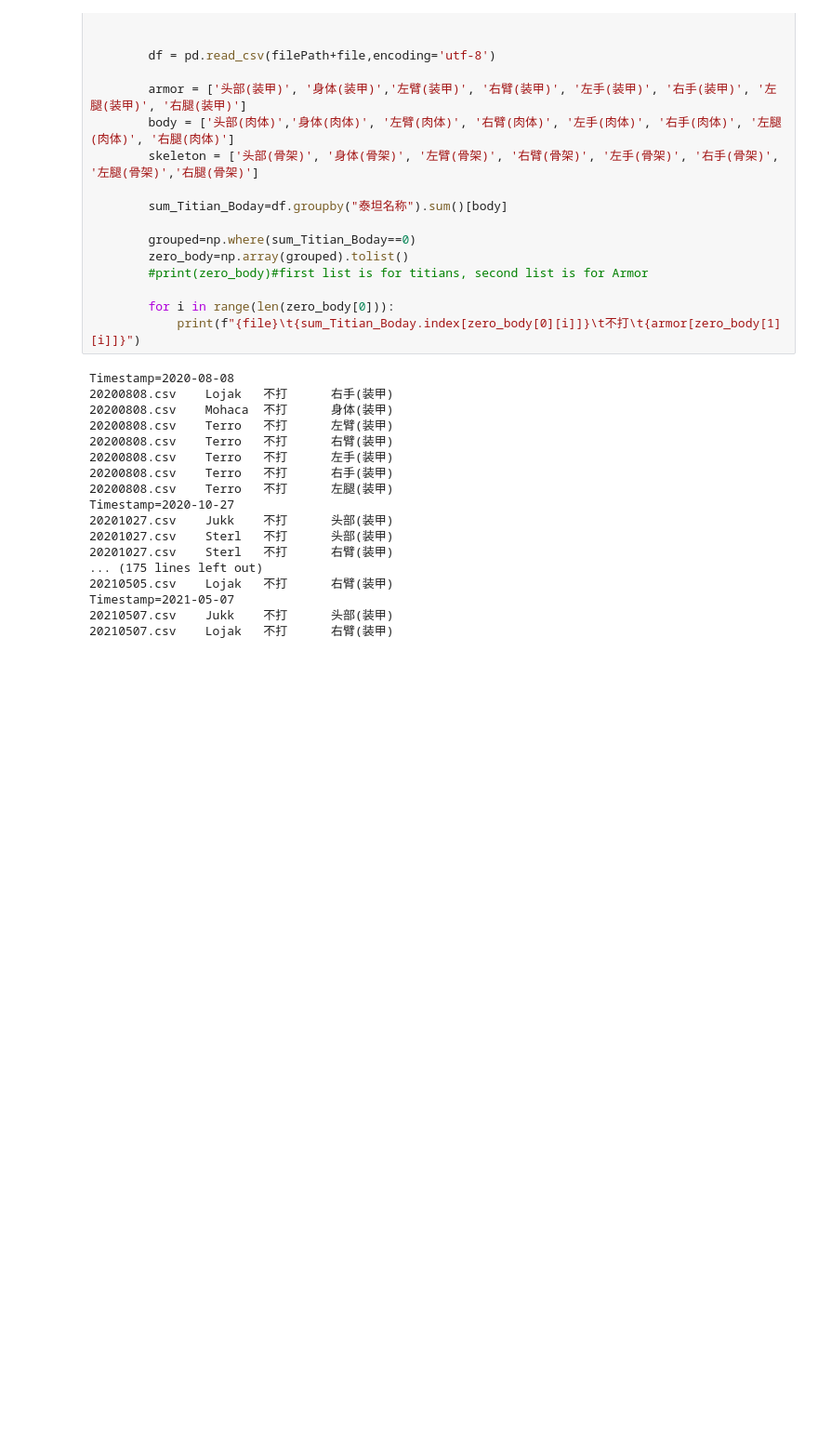
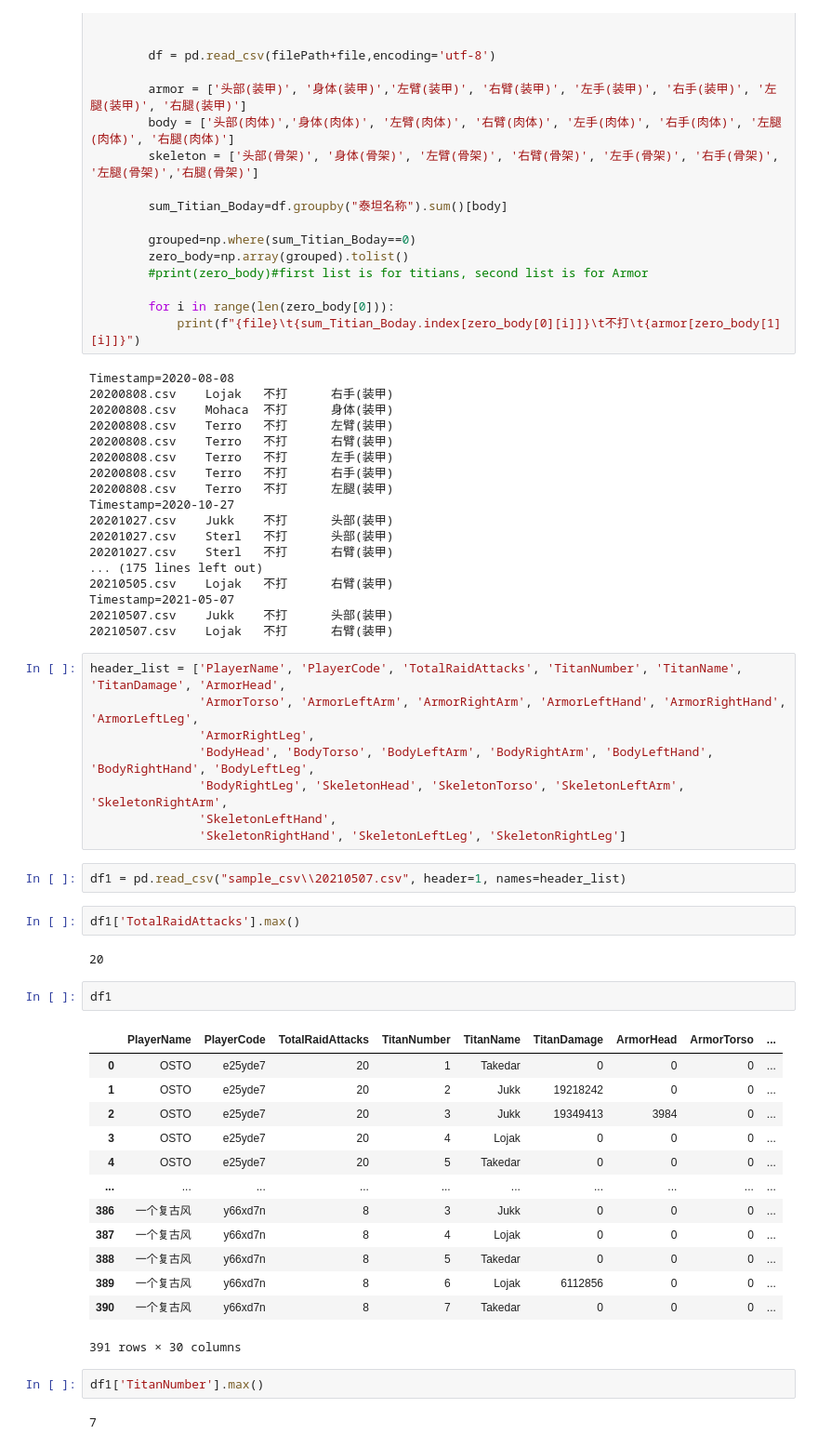
Before and after one commit to ShenShu2016/TT2-Clan-Raid, a Jupyter notebook: test.ipynb, the cells around one changed output. Shown: that part at 93% size. Saved outputs shown, nothing was run; the diff lists cells and outputs as text; blank space fills up the shorter version.

Commit message:
working on CSVRules Table

```diff
--- a/test.ipynb
+++ b/test.ipynb
@@ -66,3 +66,37 @@ Timestamp=2020-10-27
 Timestamp=2021-05-07
 20210507.csv    Jukk    不打      头部(装甲)
 20210507.csv    Lojak   不打      右臂(装甲)
+# %%
+header_list = ['PlayerName', 'PlayerCode', 'TotalRaidAttacks', 'TitanNumber', 'TitanName', 'TitanDamage', 'ArmorHead',
+               'ArmorTorso', 'ArmorLeftArm', 'ArmorRightArm', 'ArmorLeftHand', 'ArmorRightHand', 'ArmorLeftLeg',
+               'ArmorRightLeg',
+               'BodyHead', 'BodyTorso', 'BodyLeftArm', 'BodyRightArm', 'BodyLeftHand', 'BodyRightHand', 'BodyLeftLeg',
+               'BodyRightLeg', 'SkeletonHead', 'SkeletonTorso', 'SkeletonLeftArm', 'SkeletonRightArm',
+               'SkeletonLeftHand',
+               'SkeletonRightHand', 'SkeletonLeftLeg', 'SkeletonRightLeg']
+# %%
+df1 = pd.read_csv("sample_csv\\20210507.csv", header=1, names=header_list)
+# %%
+df1['TotalRaidAttacks'].max()
+# %% [output]
+20
+# %%
+df1
+# %% [output]
+|  | PlayerName | PlayerCode | TotalRaidAttacks | TitanNumber | TitanName | TitanDamage | ArmorHead | ArmorTorso | ... |
+| 0 | OSTO | e25yde7 | 20 | 1 | Takedar | 0 | 0 | 0 | ... |
+| 1 | OSTO | e25yde7 | 20 | 2 | Jukk | 19218242 | 0 | 0 | ... |
+| 2 | OSTO | e25yde7 | 20 | 3 | Jukk | 19349413 | 3984 | 0 | ... |
+| 3 | OSTO | e25yde7 | 20 | 4 | Lojak | 0 | 0 | 0 | ... |
+| 4 | OSTO | e25yde7 | 20 | 5 | Takedar | 0 | 0 | 0 | ... |
+| ... | ... | ... | ... | ... | ... | ... | ... | ... | ... |
+| 386 | 一个复古风 | y66xd7n | 8 | 3 | Jukk | 0 | 0 | 0 | ... |
+| 387 | 一个复古风 | y66xd7n | 8 | 4 | Lojak | 0 | 0 | 0 | ... |
+| 388 | 一个复古风 | y66xd7n | 8 | 5 | Takedar | 0 | 0 | 0 | ... |
+| 389 | 一个复古风 | y66xd7n | 8 | 6 | Lojak | 6112856 | 0 | 0 | ... |
+| 390 | 一个复古风 | y66xd7n | 8 | 7 | Takedar | 0 | 0 | 0 | ... |
+391 rows × 30 columns
+# %%
+df1['TitanNumber'].max()
+# %% [output]
+7
```
Also changed, not shown: parts of 3 cells of this notebook, 1 other file.
